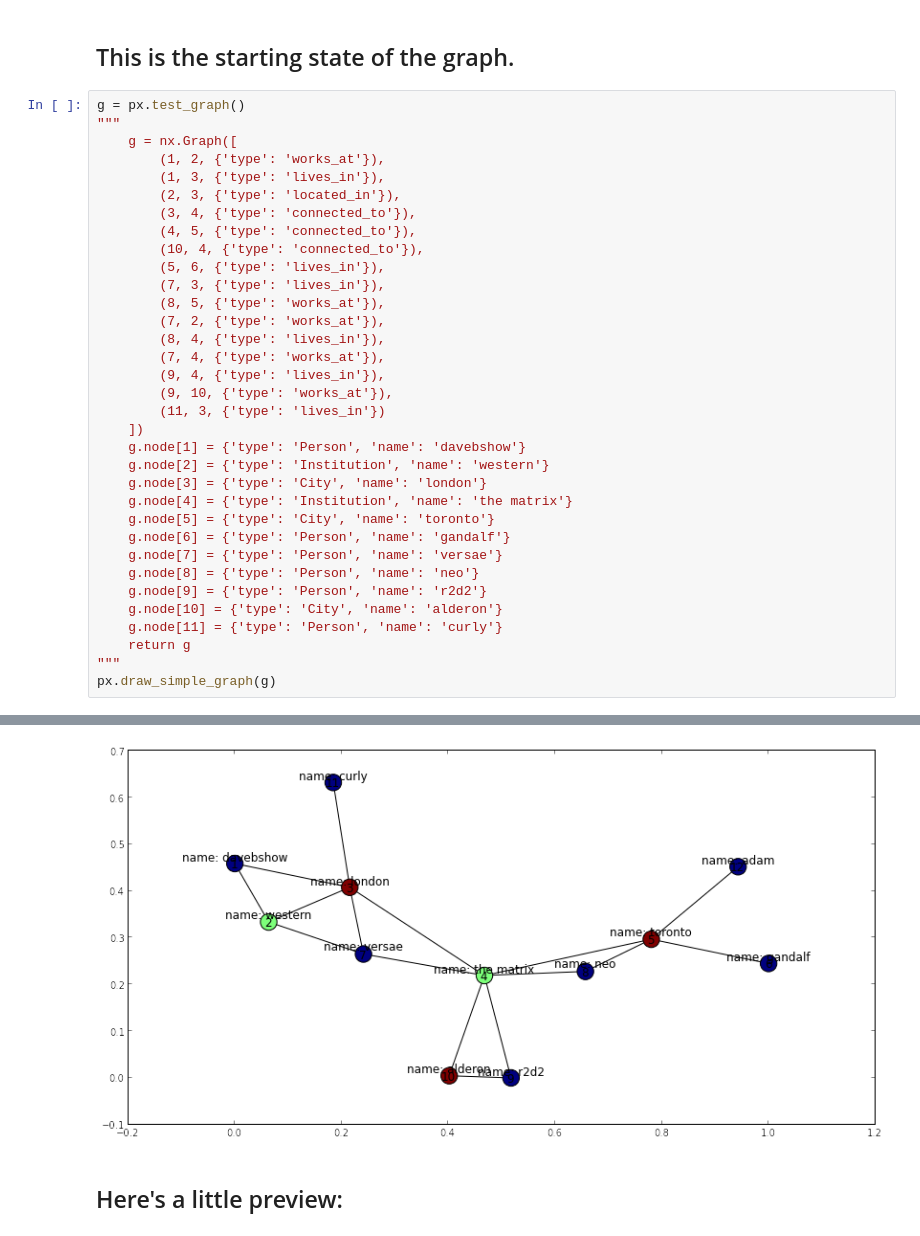
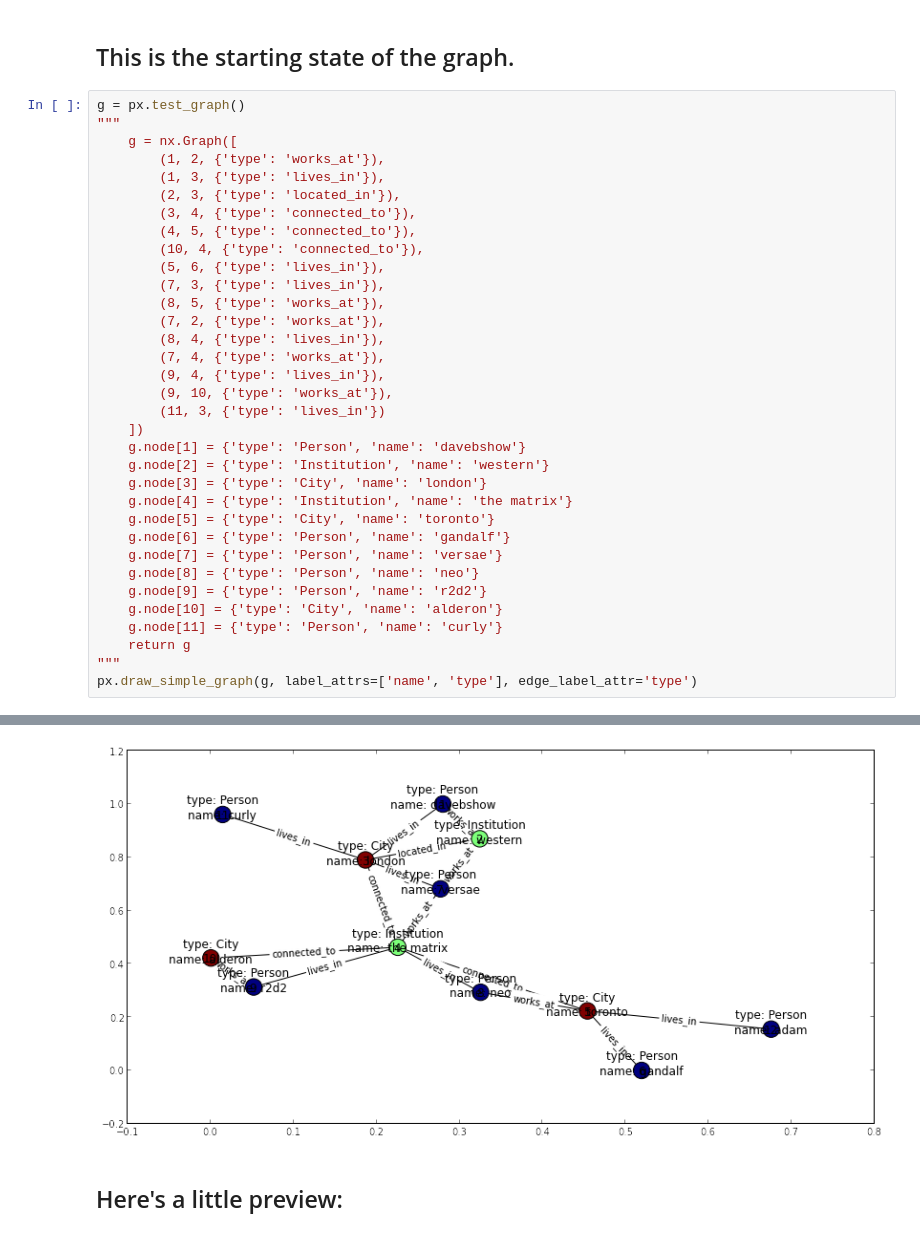
Before and after one commit to davebshow/projx, a Jupyter notebook: projx_demo.ipynb, the cells around one changed output, grey strips where cells are left out. Cells and saved outputs as stored; diff of their text form.

```diff
--- a/projx_demo.ipynb
+++ b/projx_demo.ipynb
@@ -34,35 +34,35 @@ g = px.test_graph()
     g.node[2] = {'type': 'Institution', 'name': 'western'}
     g.node[3] = {'type': 'City', 'name': 'london'}
     g.node[4] = {'type': 'Institution', 'name': 'the matrix'}
     g.node[5] = {'type': 'City', 'name': 'toronto'}
     g.node[6] = {'type': 'Person', 'name': 'gandalf'}
     g.node[7] = {'type': 'Person', 'name': 'versae'}
     g.node[8] = {'type': 'Person', 'name': 'neo'}
     g.node[9] = {'type': 'Person', 'name': 'r2d2'}
     g.node[10] = {'type': 'City', 'name': 'alderon'}
     g.node[11] = {'type': 'Person', 'name': 'curly'}
     return g
 """
-px.draw_simple_graph(g)
+px.draw_simple_graph(g, label_attrs=['name', 'type'], edge_label_attr='type')
 # %% [output]
 (None,
  {(1, 2): <matplotlib.text.Text at 0x...>,
   (1, 3): <matplotlib.text.Text at 0x...>,
   (2, 3): <matplotlib.text.Text at 0x...>,
   (2, 7): <matplotlib.text.Text at 0x...>,
   (3, 4): <matplotlib.text.Text at 0x...>,
   (3, 7): <matplotlib.text.Text at 0x...>,
   (3, 11): <matplotlib.text.Text at 0x...>,
   (4, 5): <matplotlib.text.Text at 0x...>,
   (4, 7): <matplotlib.text.Text at 0x...>,
   (4, 8): <matplotlib.text.Text at 0x...>,
   (4, 9): <matplotlib.text.Text at 0x...>,
 ... (13 lines left out)
   9: <matplotlib.text.Text at 0x...>,
   10: <matplotlib.text.Text at 0x...>,
   11: <matplotlib.text.Text at 0x...>,
   12: <matplotlib.text.Text at 0x...>})
-[figure, old version]
+[figure, new version]
 # %% [markdown]
 ## Here's a little preview:
 # %%
```
Also changed, not shown: parts of 6 cells of this notebook, 2 other files.
